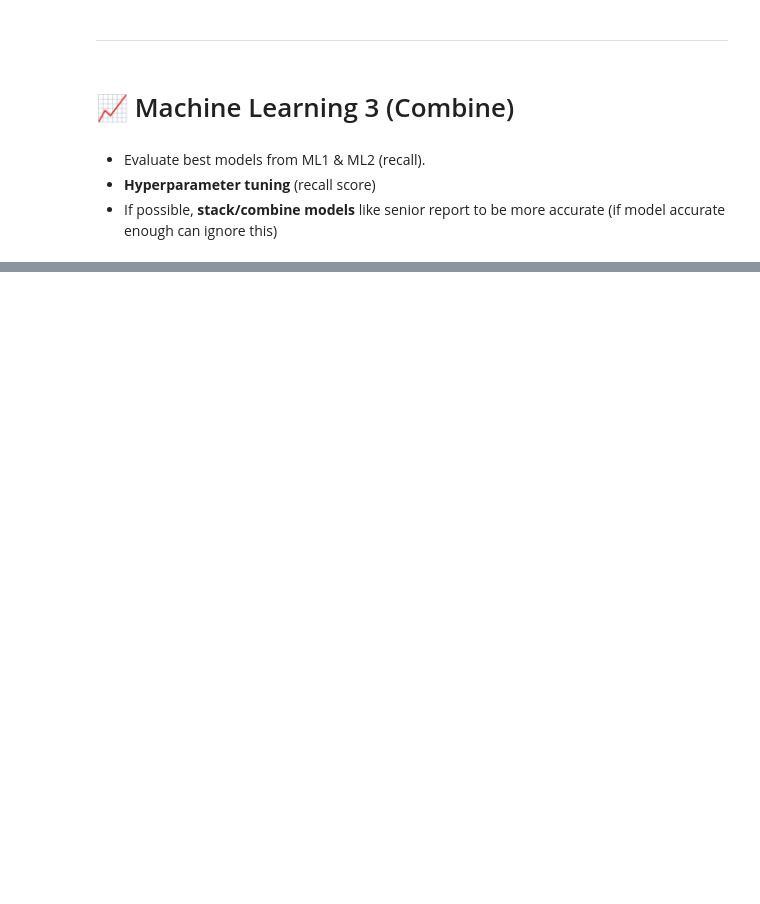
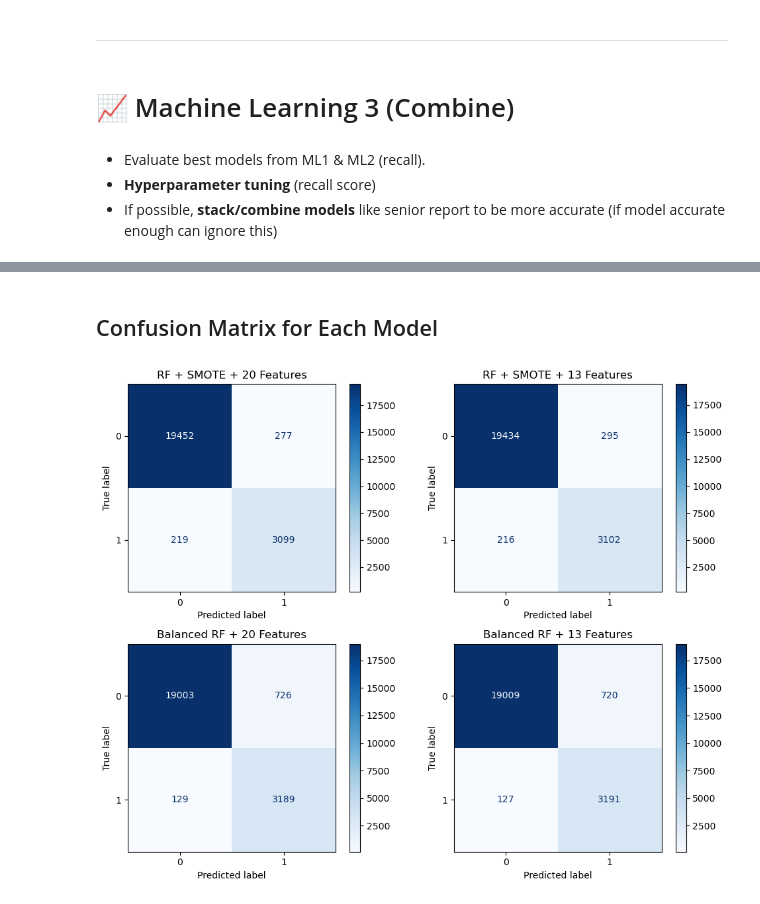
Before and after one commit to QMathsdude/phishing-url-detector, a Jupyter notebook: notebooks/02_ML.ipynb, the cells around one changed output, grey strips where cells are left out. Cells and saved outputs as stored; diff of their text form; code cells hidden in the pictures; blank space fills up the shorter version.

```diff
--- a/notebooks/02_ML.ipynb
+++ b/notebooks/02_ML.ipynb
@@ -460,0 +535,6 @@ Balanced Random Forest    0.9639     0.8195  0.9608    0.8846
+# %%
+# STEP 2.3 — Create Reduced Dataset
+X_corr = X.drop(columns=to_drop)
+
+print("Original features:", X.shape[1])
+print("Reduced features:", X_corr.shape[1])
@@ -468,0 +853,10 @@ Balanced Random Forest    0.9639     0.8195  0.9608    0.8846
+# %%
+def evaluate_predictions(model_name, y_true, y_pred):
+    return {
+        "Model": model_name,
+        "Accuracy": round(accuracy_score(y_true, y_pred), 4),
+        "Precision": round(precision_score(y_true, y_pred), 4),
+        "Recall": round(recall_score(y_true, y_pred), 4),
+        "F1 Score": round(f1_score(y_true, y_pred), 4),
+        "Confusion Matrix": confusion_matrix(y_true, y_pred)
+    }
@@ -468,0 +947,20 @@ Balanced Random Forest    0.9639     0.8195  0.9608    0.8846
+# %%
+brf_13 = BalancedRandomForestClassifier(
+    n_estimators=100,
+    random_state=42,
+    sampling_strategy='auto'
+)
+
+brf_13.fit(X_train_13, y_train_13)
+
+y_pred_brf_13 = brf_13.predict(X_test_13)
+
+results.append(
+    evaluate_predictions(
+        "Balanced RF + 13 Features",
+        y_test_13,
+        y_pred_brf_13
+    )
+)
+
+print("Balanced RF + 13 Features done.")
@@ -468,0 +988,13 @@ Balanced Random Forest    0.9639     0.8195  0.9608    0.8846
+# %% [markdown]
+## Confusion Matrix for Each Model
+# %%
+from sklearn.metrics import ConfusionMatrixDisplay
+
+fig, axes = plt.subplots(2, 2, figsize=(10, 8))
+for i, r in enumerate(results[:4]):
+    ConfusionMatrixDisplay(r["Confusion Matrix"]).plot(ax=axes.flat[i], cmap='Blues', values_format='d')
+    axes.flat[i].set_title(r["Model"])
+plt.tight_layout()
+plt.show()
+# %% [output]
+[figure, added]
```
Also changed, not shown: parts of 51 cells of this notebook, 1 other file.
